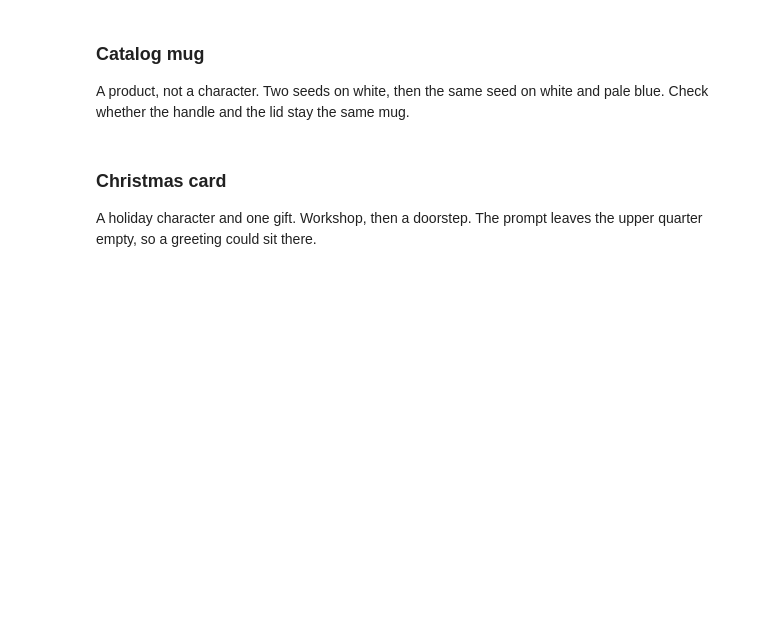
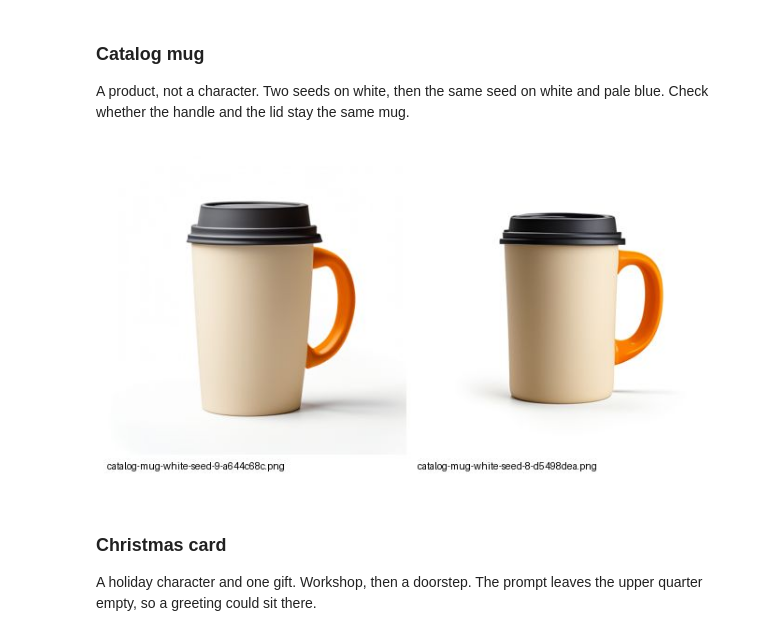
Before and after one commit to DataTalksClub/production-ai-agents-for-media-generation, a Jupyter notebook: 01-consistent-media-generation-on-serverless-gpus/code/first_image_endpoint.ipynb, the cells around one changed output. Saved outputs shown, nothing was run; the diff lists cells and outputs as text; code cells hidden in the pictures; blank space fills up the shorter version.

```diff
--- a/01-consistent-media-generation-on-serverless-gpus/code/first_image_endpoint.ipynb
+++ b/01-consistent-media-generation-on-serverless-gpus/code/first_image_endpoint.ipynb
@@ -256,30 +233,24 @@ A product, not a character. Two seeds on white, then the same seed on white and
 # %%
 PRODUCT = (
     "one matte cream-colored reusable coffee mug with a cylindrical body, "
     "a large orange C-shaped handle and a dark charcoal lid; "
     "photorealistic product photography, front three-quarter view, "
     "soft studio lighting, subtle contact shadow, no logo, no text"
 )
 product_scenes = {
     "white": f"{PRODUCT}. The mug stands on a seamless white studio background.",
     "blue": f"{PRODUCT}. The mug stands on a seamless pale-blue studio background.",
 }
 
 
-def catalog_mug(scene, seed):
-    """Reuse an image only when the model, prompt and seed are unchanged."""
-    request = dict(model=generator.model, prompt=product_scenes[scene], seed=seed)
-    path = folder / f"catalog-mug-{scene}-seed-{seed}-{request_id(**request)}.png"
-    if not path.exists():
-        generator.generate_image(request["prompt"], out=path, seed=seed)
-    return path
-
-
 # Different seeds: does the model invent different versions of the product?
-display(Image(data=image_comparison([catalog_mug("white", seed) for seed in (9, 8)])))
-
-# Same seed, new background: is it still the same product?
-display(Image(data=image_comparison([catalog_mug(scene, 7) for scene in ("white", "blue")])))
+images = [
+    generate_image(product_scenes["white"], seed=9, label="catalog-mug-white-seed-9"),
+    generate_image(product_scenes["white"], seed=8, label="catalog-mug-white-seed-8"),
+]
+compare_images(images)
+# %% [output]
+[figure, added]
 # %% [markdown]
 ### Christmas card
 
```
Also changed, not shown: parts of 12 cells of this notebook, 6 other files.
